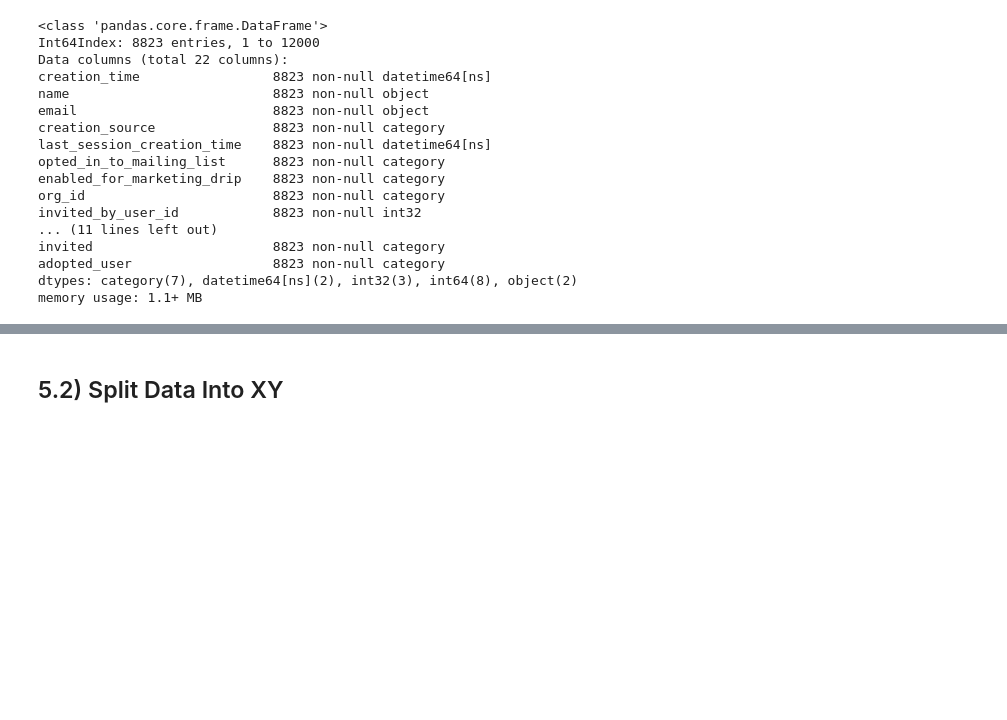
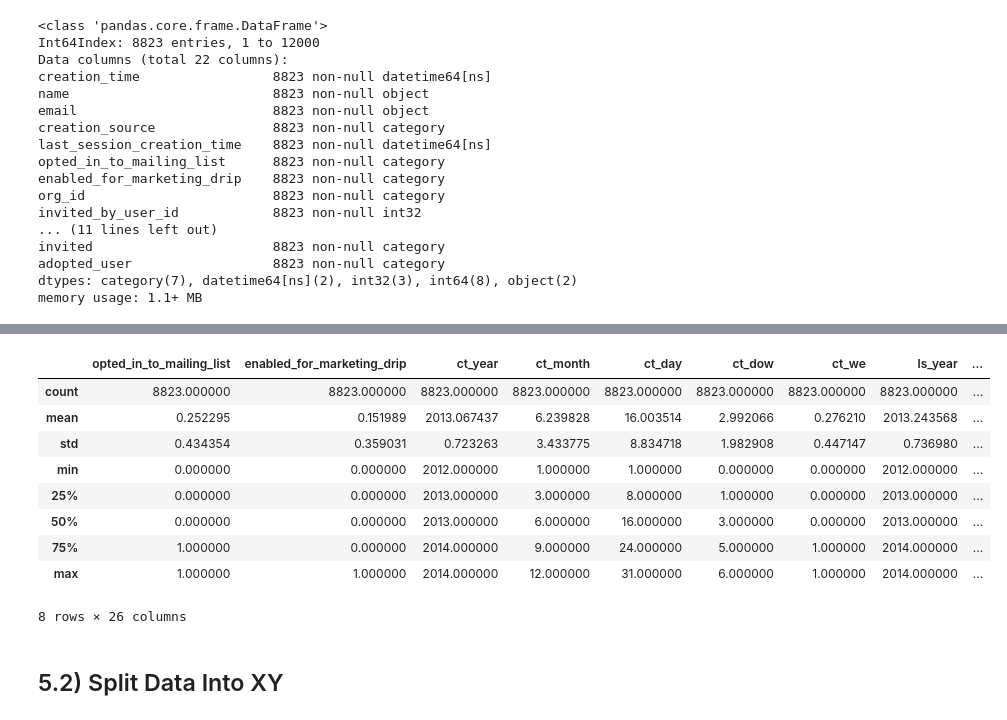
Before and after one commit to milesin3d/Springboard-MiniProjects, a Jupyter notebook: Relax Inc/Relax Inc.ipynb, the cells around one changed output, grey strips where cells are left out. Saved outputs shown, nothing was run; the diff lists cells and outputs as text; code cells hidden in the pictures; blank space fills up the shorter version.

```diff
--- a/Relax Inc/Relax Inc.ipynb
+++ b/Relax Inc/Relax Inc.ipynb
@@ -1003,3 +1052,16 @@ df.head()
+# %%
+df.describe()
+# %% [output]
+|  | opted_in_to_mailing_list | enabled_for_marketing_drip | ct_year | ct_month | ct_day | ct_dow | ct_we | ls_year | ... |
+| count | 8823.000000 | 8823.000000 | 8823.000000 | 8823.000000 | 8823.000000 | 8823.000000 | 8823.000000 | 8823.000000 | ... |
+| mean | 0.252295 | 0.151989 | 2013.067437 | 6.239828 | 16.003514 | 2.992066 | 0.276210 | 2013.243568 | ... |
+| std | 0.434354 | 0.359031 | 0.723263 | 3.433775 | 8.834718 | 1.982908 | 0.447147 | 0.736980 | ... |
+| min | 0.000000 | 0.000000 | 2012.000000 | 1.000000 | 1.000000 | 0.000000 | 0.000000 | 2012.000000 | ... |
+| 25% | 0.000000 | 0.000000 | 2013.000000 | 3.000000 | 8.000000 | 1.000000 | 0.000000 | 2013.000000 | ... |
+| 50% | 0.000000 | 0.000000 | 2013.000000 | 6.000000 | 16.000000 | 3.000000 | 0.000000 | 2013.000000 | ... |
+| 75% | 1.000000 | 0.000000 | 2014.000000 | 9.000000 | 24.000000 | 5.000000 | 1.000000 | 2014.000000 | ... |
+| max | 1.000000 | 1.000000 | 2014.000000 | 12.000000 | 31.000000 | 6.000000 | 1.000000 | 2014.000000 | ... |
+8 rows × 26 columns
 # %% [markdown]
 ## 5.2) Split Data Into XY
 # %%
```
Also changed, not shown: parts of 50 cells of this notebook.
